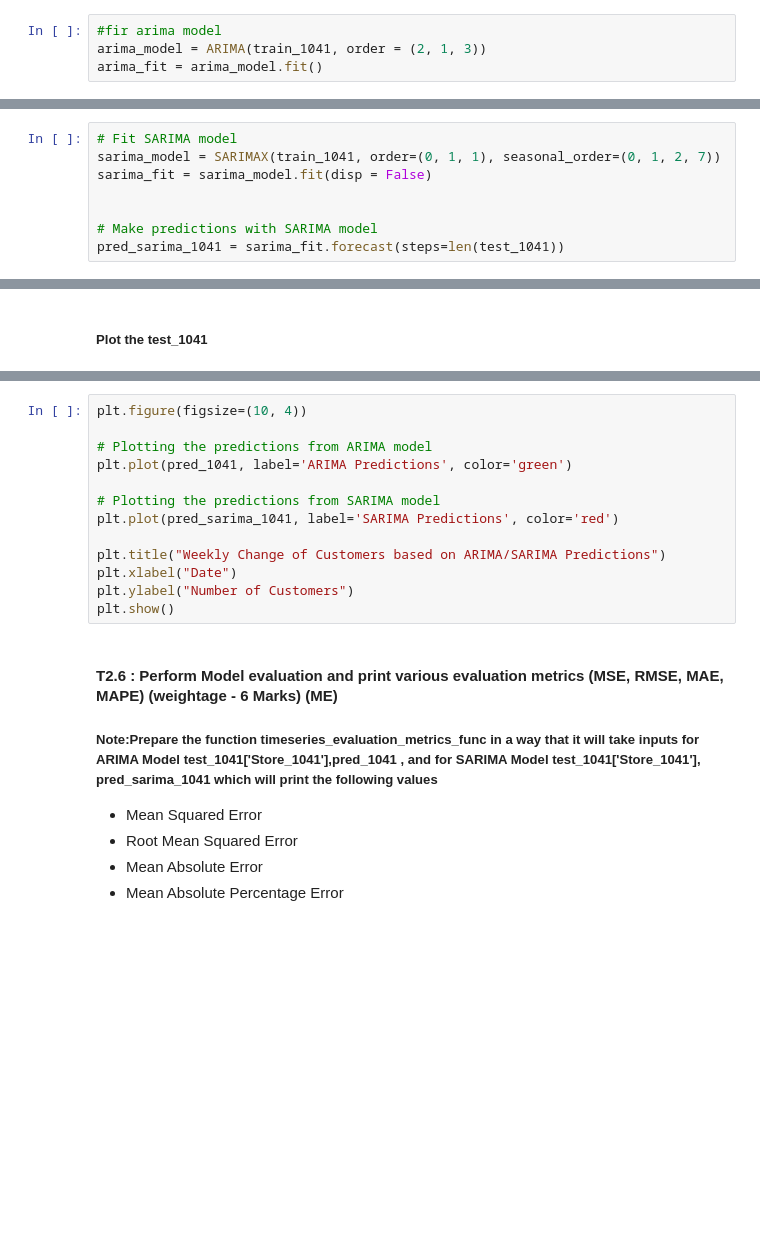
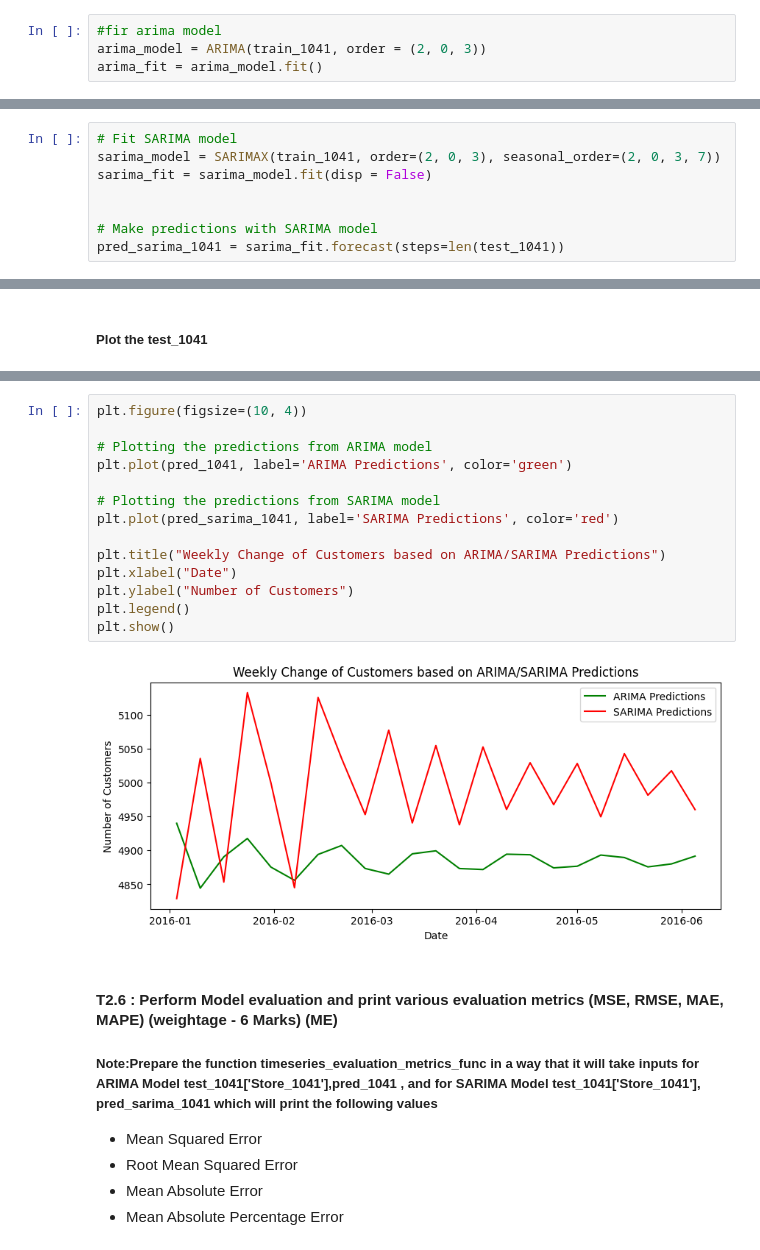
Before and after one commit to Niranjankumar-c/TimeSeries_Analysis, a Jupyter notebook: Assessment.ipynb, the cells around one changed output, grey strips where cells are left out. Drawn from its saved outputs; the diff is of its cells as text; blank space fills up the shorter version.

```diff
--- a/Assessment.ipynb
+++ b/Assessment.ipynb
@@ -796,7 +786,7 @@ best_params_seasonal
 ##### ARIMA Model
 # %%
 #fir arima model
-arima_model = ARIMA(train_1041, order = (2, 1, 3))
+arima_model = ARIMA(train_1041, order = (2, 0, 3))
 arima_fit = arima_model.fit()
 # %%
 # Make predictions with ARIMA model
@@ -807,7 +804,7 @@ pred_1041.values
 #### SARIMA model
 # %%
 # Fit SARIMA model
-sarima_model = SARIMAX(train_1041, order=(0, 1, 1), seasonal_order=(0, 1, 2, 7))
+sarima_model = SARIMAX(train_1041, order=(2, 0, 3), seasonal_order=(2, 0, 3, 7))
 sarima_fit = sarima_model.fit(disp = False)
 
 
@@ -827,16 +845,19 @@ plt.show()
 # %%
 plt.figure(figsize=(10, 4))
 
 # Plotting the predictions from ARIMA model
 plt.plot(pred_1041, label='ARIMA Predictions', color='green')
 
 # Plotting the predictions from SARIMA model
 plt.plot(pred_sarima_1041, label='SARIMA Predictions', color='red')
 
 plt.title("Weekly Change of Customers based on ARIMA/SARIMA Predictions")
 plt.xlabel("Date")
 plt.ylabel("Number of Customers")
+plt.legend()
 plt.show()
+# %% [output]
+[figure, added]
 # %% [markdown]
 #### T2.6 : Perform Model evaluation and print various evaluation metrics (MSE, RMSE, MAE, MAPE) (weightage - 6 Marks) (ME)
 ##### Note:Prepare the function timeseries_evaluation_metrics_func in a way that it will take inputs for ARIMA Model test_1041['Store_1041'],pred_1041 , and for SARIMA Model test_1041['Store_1041'], pred_sarima_1041 which will print the following values
```
Also changed, not shown: parts of 32 cells of this notebook, 3 other files.
